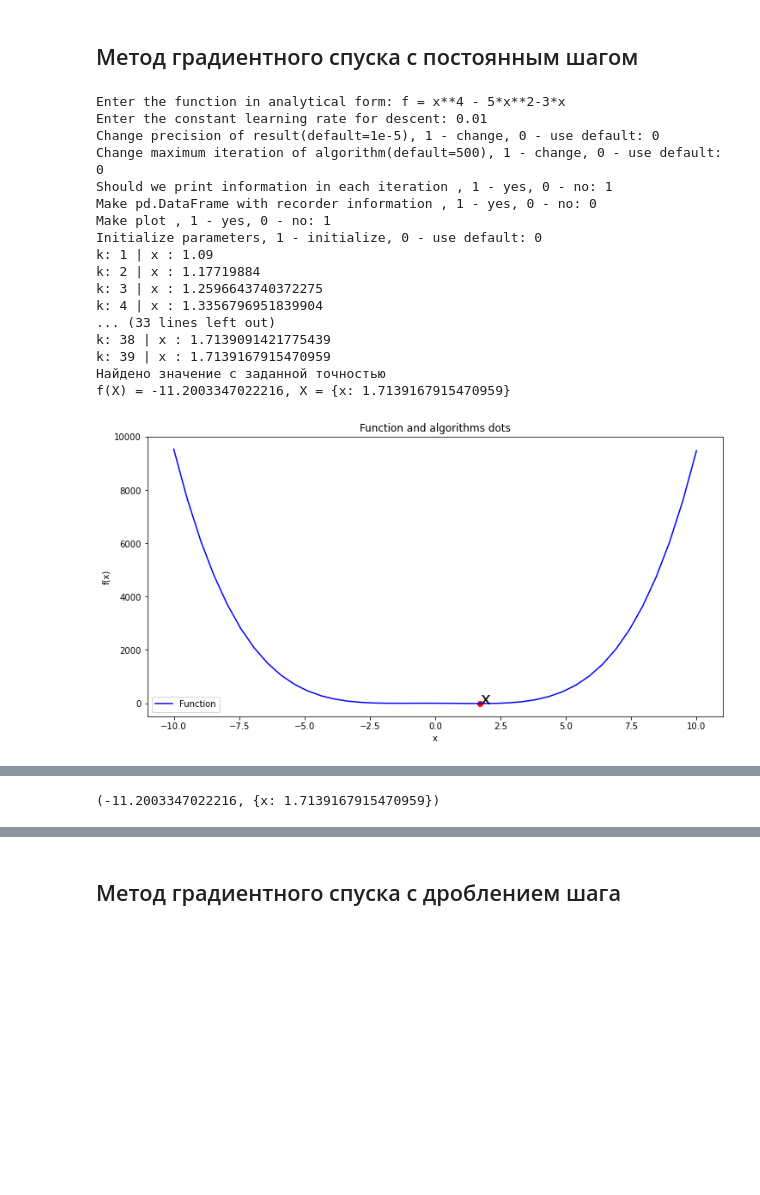
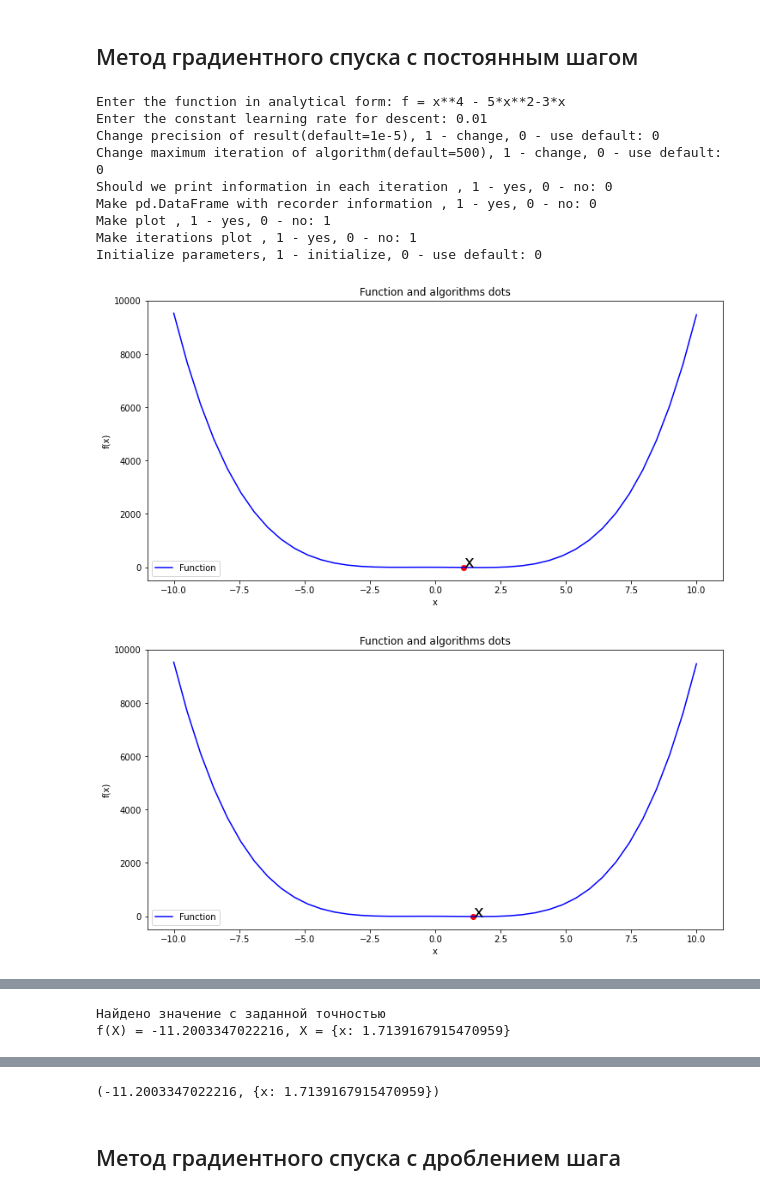
Before and after one commit to M1croZavr/ML_opt, a Jupyter notebook: User interface notebook gradients.ipynb, the cells around one changed output, grey strips where cells are left out. Cells and saved outputs as stored; diff of their text form; code cells hidden in the pictures; blank space fills up the shorter version.

Commit message:
Added ability to iteratively plot and see convergence.

```diff
--- a/User interface notebook gradients.ipynb
+++ b/User interface notebook gradients.ipynb
@@ -8,41 +8,36 @@ fun_anl = input('Enter the function in analytical form: f = ')
 params['fun_anl'] = fun_anl
 lr = float(input('Enter the constant learning rate for descent: '))
 params['lr'] = lr
 eps = float(input('Change precision of result(default=1e-5), 1 - change, 0 - use default: '))
 if eps:
     eps = float(input('Enter the precision of result(default=1e-5): '))
     params['eps'] = eps
 max_iter = int(input('Change maximum iteration of algorithm(default=500), 1 - change, 0 - use default: '))
 if max_iter:
     max_iter = int(input('Enter your maximum iteration of algorithm: '))
     params['max_iter'] = max_iter
 print_info = bool(int(input('Should we print information in each iteration , 1 - yes, 0 - no: ')))
 params['print_info'] = print_info
 record_info = bool(int(input('Make pd.DataFrame with recorder information , 1 - yes, 0 - no: ')))
 params['record_info'] = record_info
 plot = bool(int(input('Make plot , 1 - yes, 0 - no: ')))
 params['plot'] = plot
+plot_iteratively = bool(int(input('Make iterations plot , 1 - yes, 0 - no: ')))
+params['plot_iteratively'] = plot_iteratively
 x_init = float(input('Initialize parameters, 1 - initialize, 0 - use default: '))
 if x_init:
     x_init = list(map(float, input('Enter the initial x vector, separated by space: ').split()))
     params['x_init'] = x_init
 optimize.constant_descent(**params)
 # %% [output]
 Enter the function in analytical form: f = x**4 - 5*x**2-3*x
 Enter the constant learning rate for descent: 0.01
 Change precision of result(default=1e-5), 1 - change, 0 - use default: 0
 Change maximum iteration of algorithm(default=500), 1 - change, 0 - use default: 0
-Should we print information in each iteration , 1 - yes, 0 - no: 1
+Should we print information in each iteration , 1 - yes, 0 - no: 0
 Make pd.DataFrame with recorder information , 1 - yes, 0 - no: 0
 Make plot , 1 - yes, 0 - no: 1
+Make iterations plot , 1 - yes, 0 - no: 1
 Initialize parameters, 1 - initialize, 0 - use default: 0
-k: 1 | x : 1.09
-k: 2 | x : 1.17719884
-k: 3 | x : 1.2596643740372275
-k: 4 | x : 1.3356796951839904
-... (33 lines left out)
-k: 38 | x : 1.7139091421775439
-k: 39 | x : 1.7139167915470959
-Найдено значение с заданной точностью
-f(X) = -11.2003347022216, X = {x: 1.7139167915470959}
-[figure, old version]
+[figure, new version]
+[figure, added]
@@ -49 +50,2 @@ f(X) = -11.2003347022216, X = {x: 1.7139167915470959}
-(-11.2003347022216, {x: 1.7139167915470959})
+Найдено значение с заданной точностью
+f(X) = -11.2003347022216, X = {x: 1.7139167915470959}
@@ -50,3 +53,4 @@ f(X) = -11.2003347022216, X = {x: 1.7139167915470959}
+(-11.2003347022216, {x: 1.7139167915470959})
 # %% [markdown]
 ## Метод градиентного спуска с дроблением шага
 # %%
```
Also changed, not shown: parts of 4 cells of this notebook.
